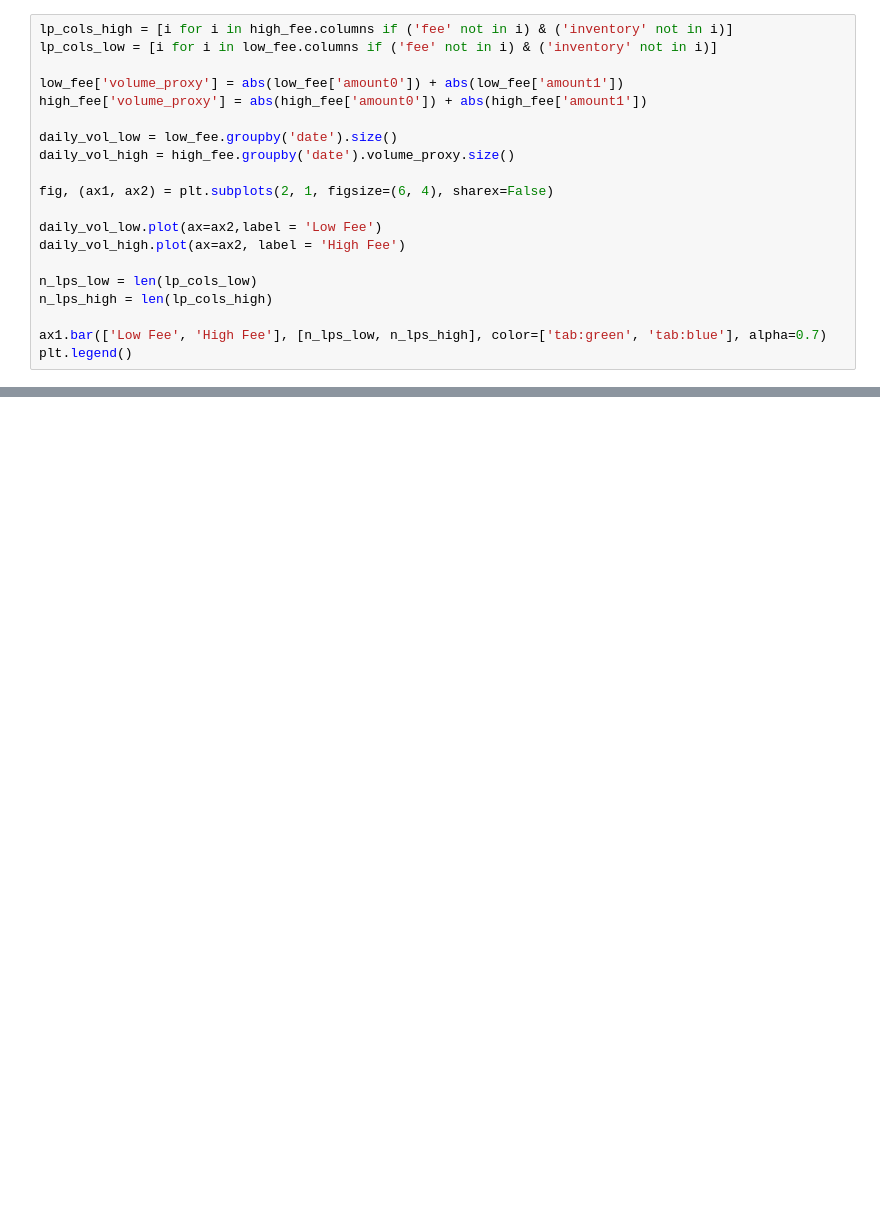
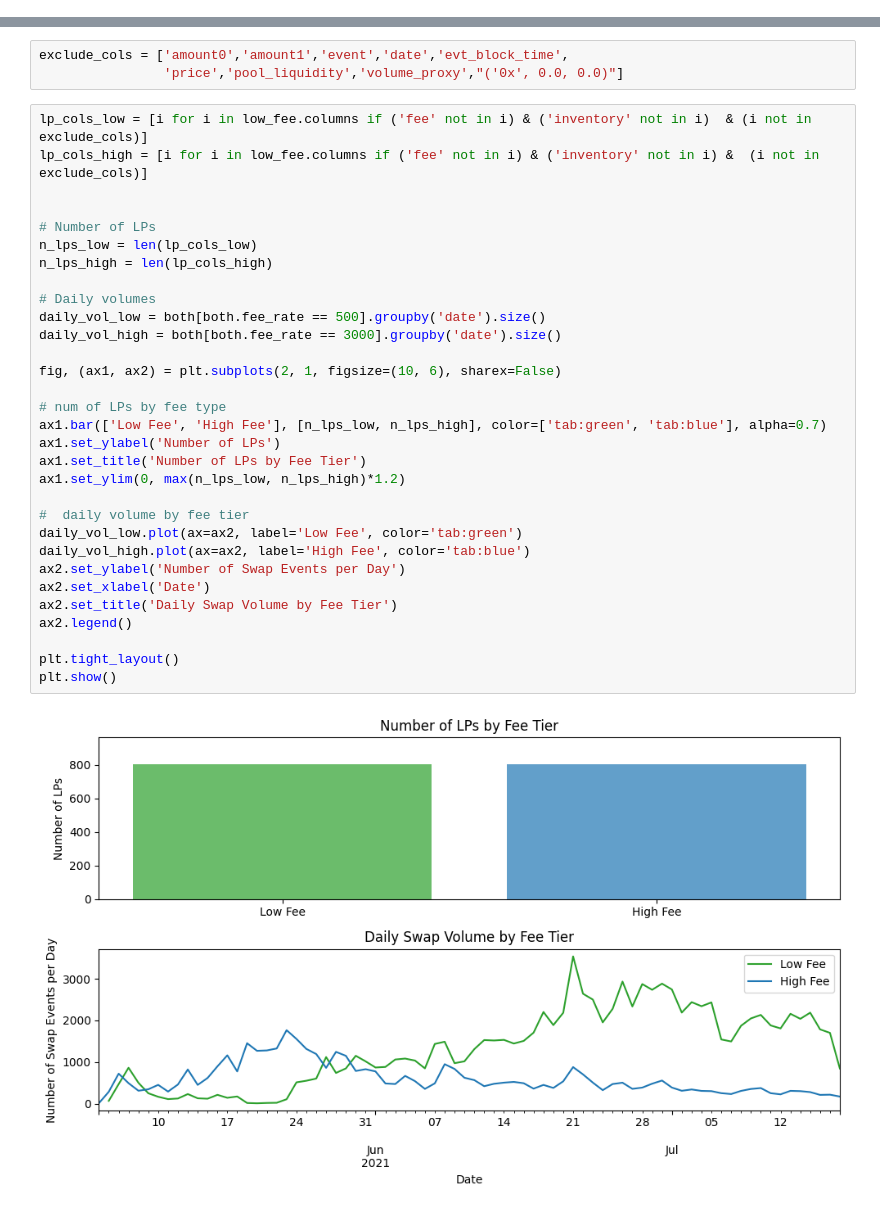
Before and after one commit to tobinchodos/uniswappy_thrack, a Jupyter notebook: simulation/results_analysis_and_clustering.ipynb, the cells around one changed output, grey strips where cells are left out. Drawn from its saved outputs; the diff is of its cells as text; blank space fills up the shorter version.

Commit message:
added clustering and analysis plots

```diff
--- a/simulation/results_analysis_and_clustering.ipynb
+++ b/simulation/results_analysis_and_clustering.ipynb
@@ -12,20 +21,0 @@ low_fee['date'] = pd.to_datetime(low_fee.evt_block_time).dt.normalize()
-# %%
-lp_cols_high = [i for i in high_fee.columns if ('fee' not in i) & ('inventory' not in i)]
-lp_cols_low = [i for i in low_fee.columns if ('fee' not in i) & ('inventory' not in i)]
-
-low_fee['volume_proxy'] = abs(low_fee['amount0']) + abs(low_fee['amount1'])
-high_fee['volume_proxy'] = abs(high_fee['amount0']) + abs(high_fee['amount1'])
-
-daily_vol_low = low_fee.groupby('date').size()
-daily_vol_high = high_fee.groupby('date').volume_proxy.size()
-
-fig, (ax1, ax2) = plt.subplots(2, 1, figsize=(6, 4), sharex=False)
-
-daily_vol_low.plot(ax=ax2,label = 'Low Fee')
-daily_vol_high.plot(ax=ax2, label = 'High Fee')
-
-n_lps_low = len(lp_cols_low)
-n_lps_high = len(lp_cols_high)
-
-ax1.bar(['Low Fee', 'High Fee'], [n_lps_low, n_lps_high], color=['tab:green', 'tab:blue'], alpha=0.7)
-plt.legend()
@@ -161,0 +22,36 @@ plt.show()
+# %%
+exclude_cols = ['amount0','amount1','event','date','evt_block_time',
+                'price','pool_liquidity','volume_proxy',"('0x', 0.0, 0.0)"]
+# %%
+lp_cols_low = [i for i in low_fee.columns if ('fee' not in i) & ('inventory' not in i)  & (i not in exclude_cols)]
+lp_cols_high = [i for i in low_fee.columns if ('fee' not in i) & ('inventory' not in i) &  (i not in exclude_cols)]
+
+
+# Number of LPs
+n_lps_low = len(lp_cols_low)
+n_lps_high = len(lp_cols_high)
+
+# Daily volumes
+daily_vol_low = both[both.fee_rate == 500].groupby('date').size()
+daily_vol_high = both[both.fee_rate == 3000].groupby('date').size()
+
+fig, (ax1, ax2) = plt.subplots(2, 1, figsize=(10, 6), sharex=False)
+
+# num of LPs by fee type
+ax1.bar(['Low Fee', 'High Fee'], [n_lps_low, n_lps_high], color=['tab:green', 'tab:blue'], alpha=0.7)
+ax1.set_ylabel('Number of LPs')
+ax1.set_title('Number of LPs by Fee Tier')
+ax1.set_ylim(0, max(n_lps_low, n_lps_high)*1.2)
+
+#  daily volume by fee tier
+daily_vol_low.plot(ax=ax2, label='Low Fee', color='tab:green')
+daily_vol_high.plot(ax=ax2, label='High Fee', color='tab:blue')
+ax2.set_ylabel('Number of Swap Events per Day')
+ax2.set_xlabel('Date')
+ax2.set_title('Daily Swap Volume by Fee Tier')
+ax2.legend()
+
+plt.tight_layout()
+plt.show()
+# %% [output]
+[figure, added]
```
Also changed, not shown: parts of 11 cells of this notebook.
